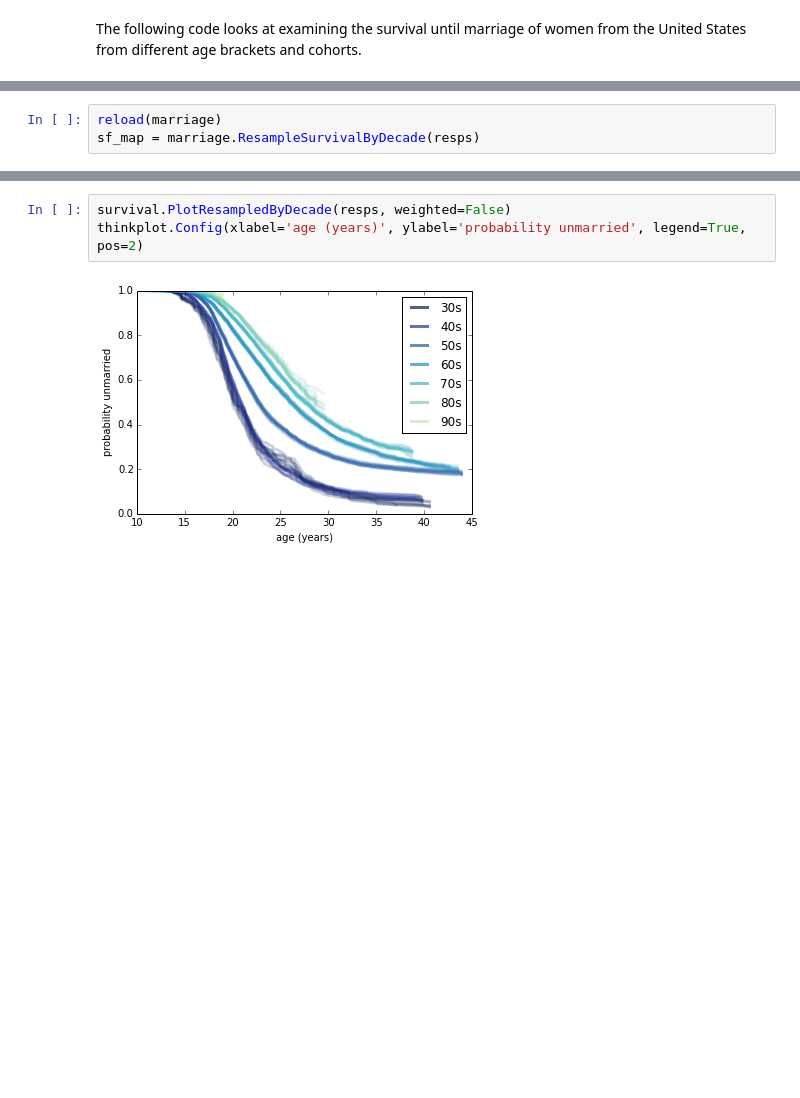
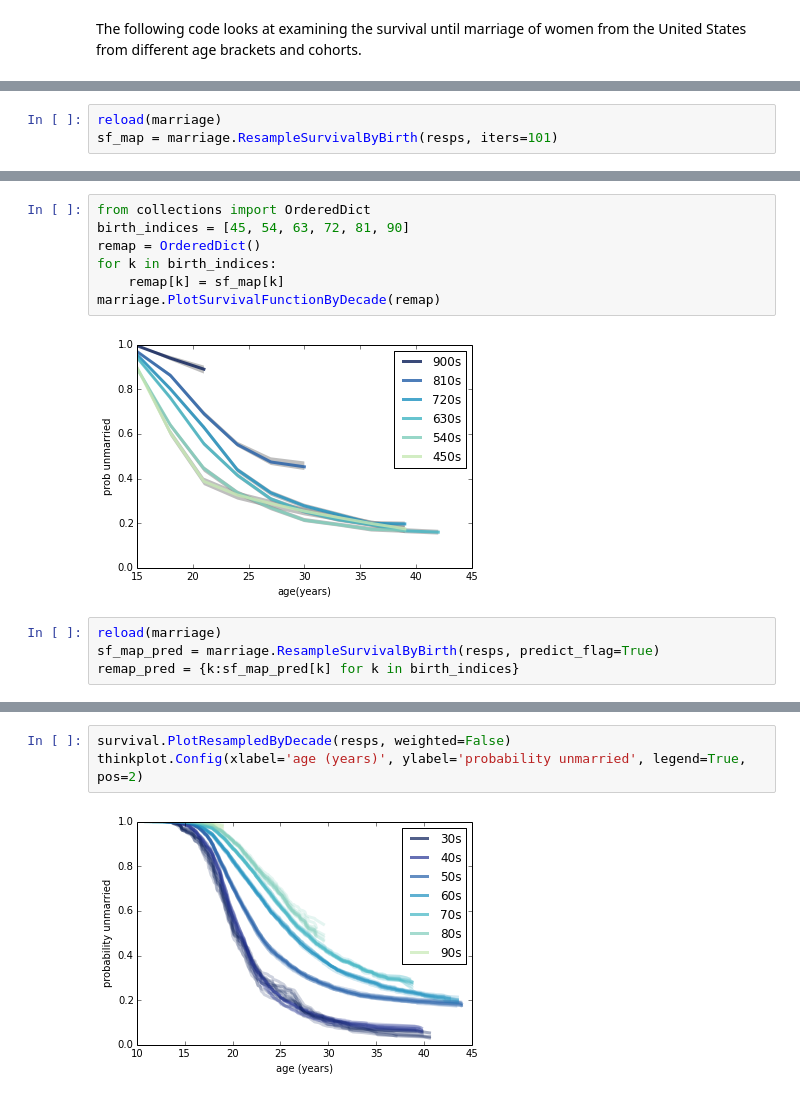
Before and after one commit to AllenDowney/MarriageNSFG, a Jupyter notebook: marriage.ipynb, the cells around one changed output, grey strips where cells are left out. Saved outputs shown, nothing was run; the diff lists cells and outputs as text; blank space fills up the shorter version.

Commit message:
Working on marriage.py

```diff
--- a/marriage.ipynb
+++ b/marriage.ipynb
@@ -37,3 +107,3 @@ resps = [resp8, resp7, resp6, resp5, resp4, resp3]
 # %%
 reload(marriage)
-sf_map = marriage.ResampleSurvivalByDecade(resps)
+sf_map = marriage.ResampleSurvivalByBirth(resps, iters=101)
@@ -62,0 +113,13 @@ for group, sf_list in sf_map.items():
+# %%
+from collections import OrderedDict
+birth_indices = [45, 54, 63, 72, 81, 90]
+remap = OrderedDict()
+for k in birth_indices:
+    remap[k] = sf_map[k]
+marriage.PlotSurvivalFunctionByDecade(remap)
+# %% [output]
+[figure, added]
+# %%
+reload(marriage)
+sf_map_pred = marriage.ResampleSurvivalByBirth(resps, predict_flag=True)
+remap_pred = {k:sf_map_pred[k] for k in birth_indices}
```
Also changed, not shown: parts of 12 cells of this notebook, 1 other file.
